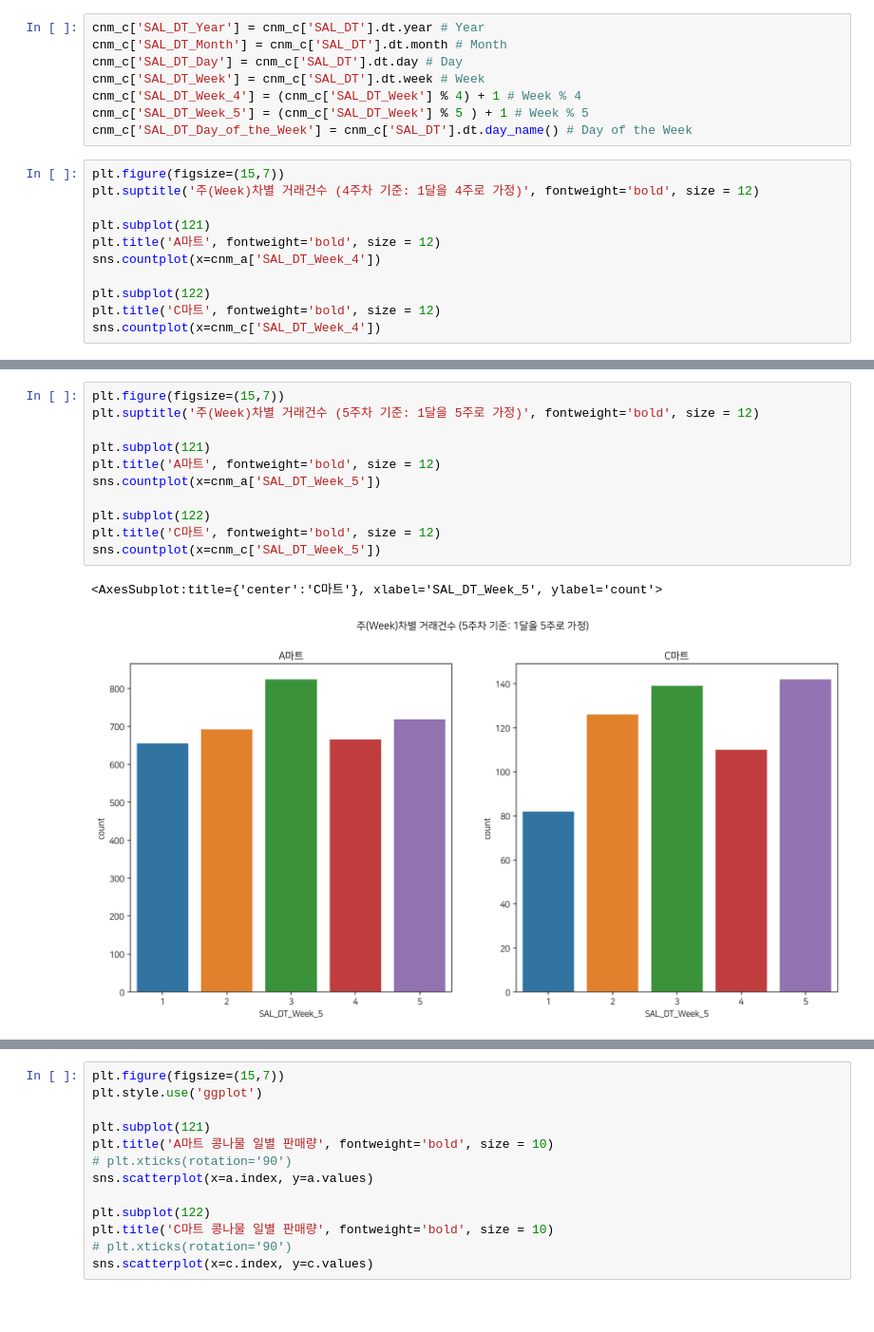
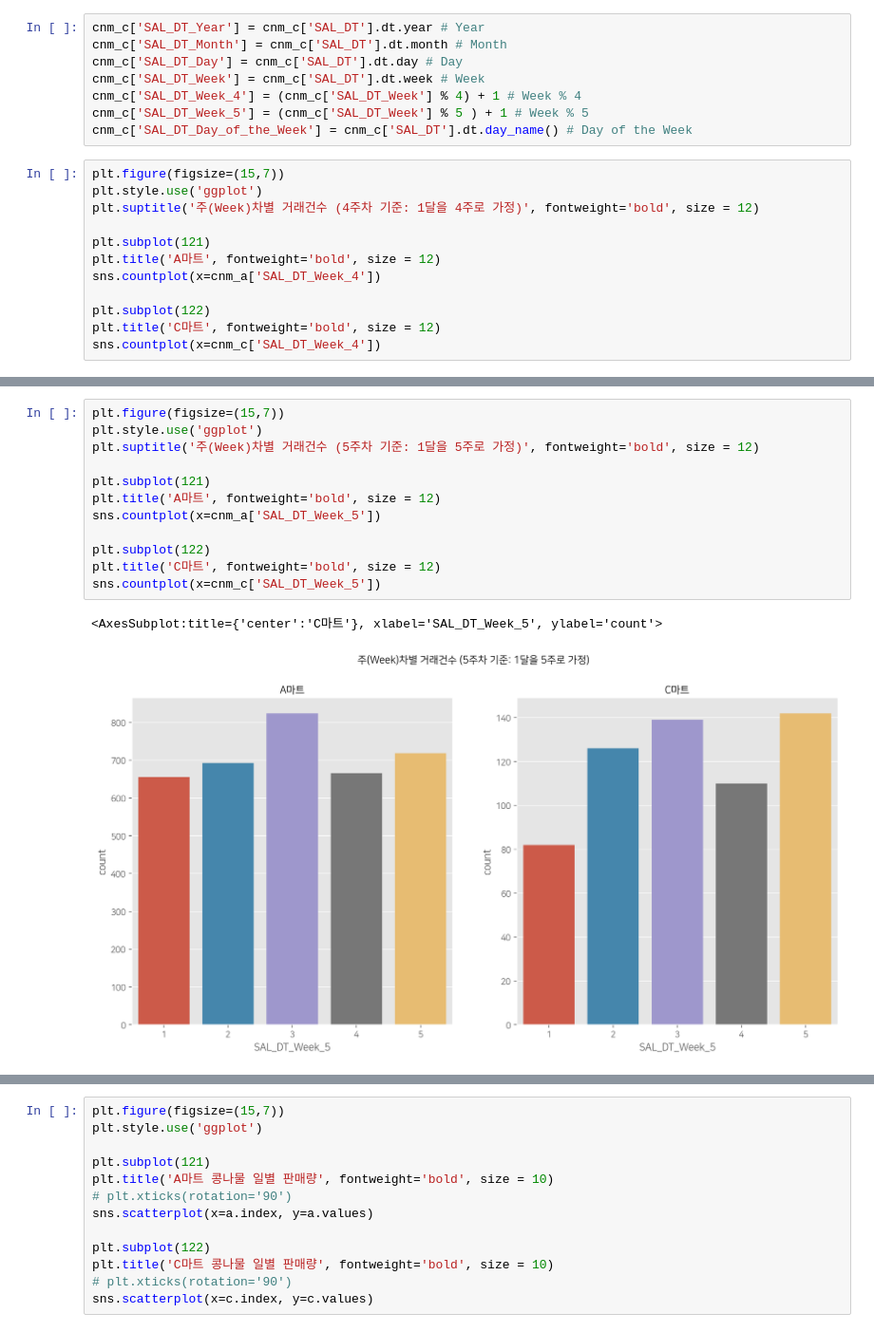
Before and after one commit to headgen/Year_Dream_2nd, a Jupyter notebook: Project/Team/Retail/(221001) Retail_EDA.ipynb, the cells around one changed output, grey strips where cells are left out. Shown at 95% size. Cells and saved outputs as stored; diff of their text form; blank space fills up the shorter version.

```diff
--- a/Project/Team/Retail/(221001) Retail_EDA.ipynb
+++ b/Project/Team/Retail/(221001) Retail_EDA.ipynb
@@ -283,6 +283,7 @@ cnm_c['SAL_DT_Week_5'] = (cnm_c['SAL_DT_Week'] % 5 ) + 1 # Week % 5
 cnm_c['SAL_DT_Day_of_the_Week'] = cnm_c['SAL_DT'].dt.day_name() # Day of the Week
 # %%
 plt.figure(figsize=(15,7))
+plt.style.use('ggplot')
 plt.suptitle('주(Week)차별 거래건수 (4주차 기준: 1달을 4주로 가정)', fontweight='bold', size = 12)
 
 plt.subplot(121)
@@ -298,16 +299,17 @@ sns.countplot(x=cnm_c['SAL_DT_Week_4'])
 # %%
 plt.figure(figsize=(15,7))
+plt.style.use('ggplot')
 plt.suptitle('주(Week)차별 거래건수 (5주차 기준: 1달을 5주로 가정)', fontweight='bold', size = 12)
 
 plt.subplot(121)
 plt.title('A마트', fontweight='bold', size = 12)
 sns.countplot(x=cnm_a['SAL_DT_Week_5'])
 
 plt.subplot(122)
 plt.title('C마트', fontweight='bold', size = 12)
 sns.countplot(x=cnm_c['SAL_DT_Week_5'])
 # %% [output]
 <AxesSubplot:title={'center':'C마트'}, xlabel='SAL_DT_Week_5', ylabel='count'>
-[figure, old version]
+[figure, new version]
 # %%
 plt.figure(figsize=(15,7))
```
Also changed, not shown: parts of 7 cells of this notebook.
